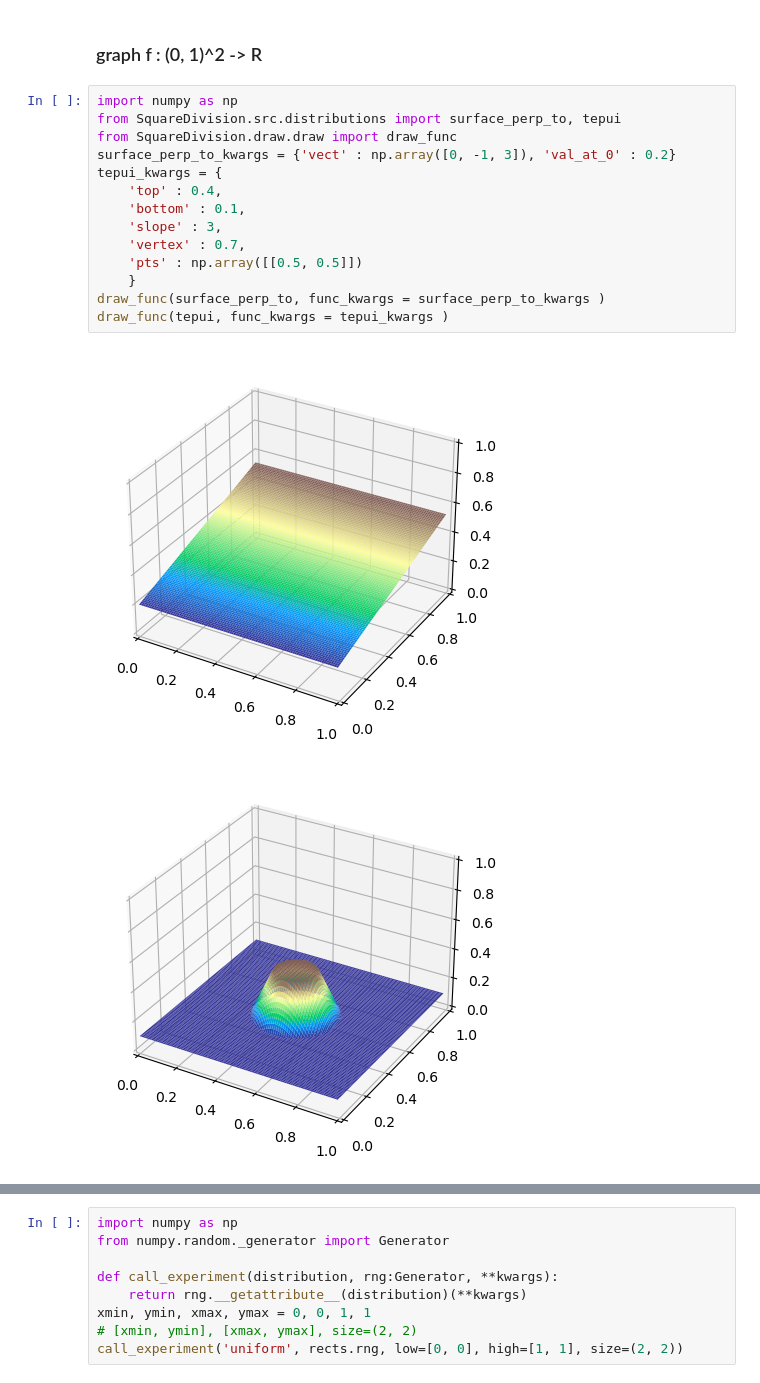
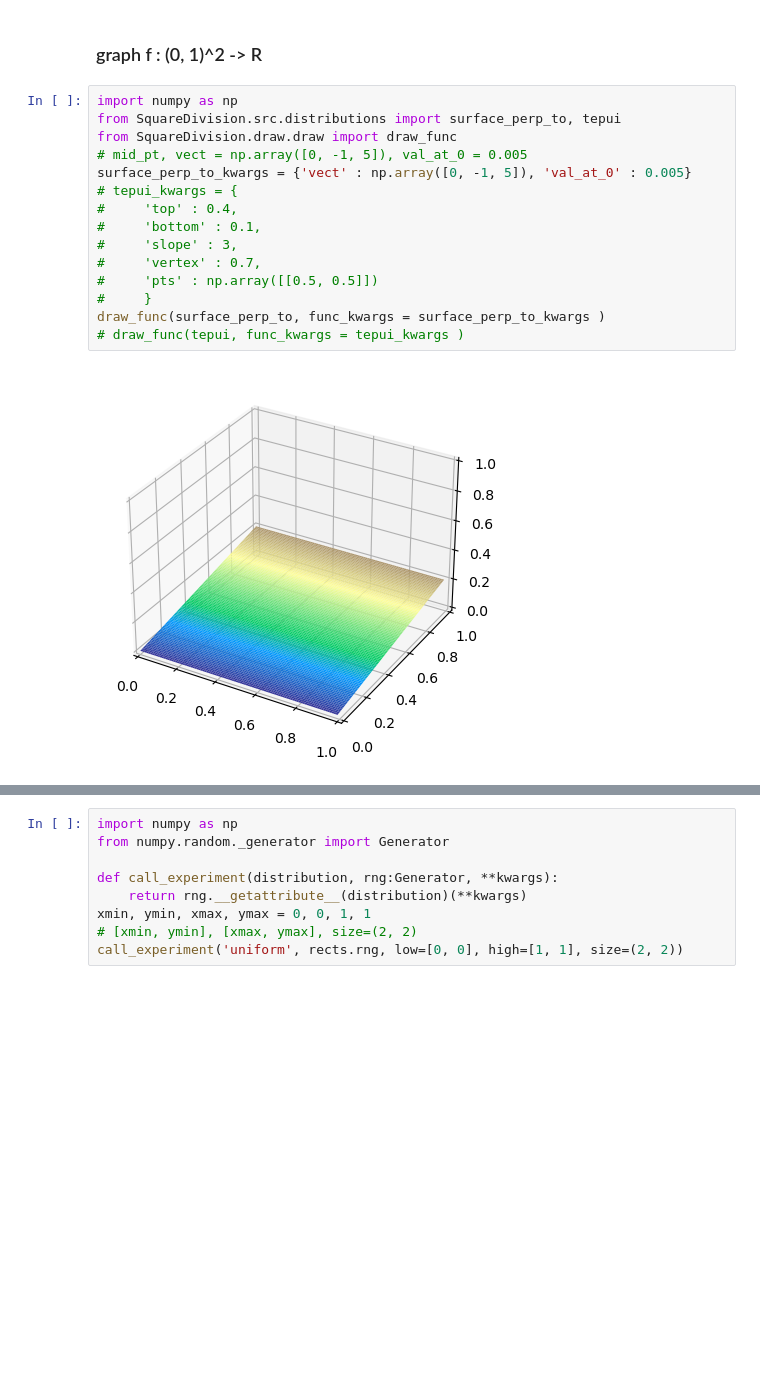
Before and after one commit to Polatucha16/SquareDivision, a Jupyter notebook: square_division_example.ipynb, the cells around one changed output, grey strips where cells are left out. Drawn from its saved outputs; the diff is of its cells as text; blank space fills up the shorter version.

Commit message:
example of perp survace plot to README

```diff
--- a/square_division_example.ipynb
+++ b/square_division_example.ipynb
@@ -38,17 +38,17 @@ rectangle no.  2 relatively changed by  0.0005
 # %%
 import numpy as np
 from SquareDivision.src.distributions import surface_perp_to, tepui
 from SquareDivision.draw.draw import draw_func
-surface_perp_to_kwargs = {'vect' : np.array([0, -1, 3]), 'val_at_0' : 0.2}
-tepui_kwargs = {
-    'top' : 0.4,
-    'bottom' : 0.1,
-    'slope' : 3,
-    'vertex' : 0.7,
-    'pts' : np.array([[0.5, 0.5]])
-    }
+# mid_pt, vect = np.array([0, -1, 5]), val_at_0 = 0.005
+surface_perp_to_kwargs = {'vect' : np.array([0, -1, 5]), 'val_at_0' : 0.005}
+# tepui_kwargs = {
+#     'top' : 0.4,
+#     'bottom' : 0.1,
+#     'slope' : 3,
+#     'vertex' : 0.7,
+#     'pts' : np.array([[0.5, 0.5]])
+#     }
 draw_func(surface_perp_to, func_kwargs = surface_perp_to_kwargs )
-draw_func(tepui, func_kwargs = tepui_kwargs )
+# draw_func(tepui, func_kwargs = tepui_kwargs )
 # %% [output]
-[figure, old version]
+[figure, new version]
-[figure, removed]
```
Also changed, not shown: parts of 2 cells of this notebook, 2 other files.
